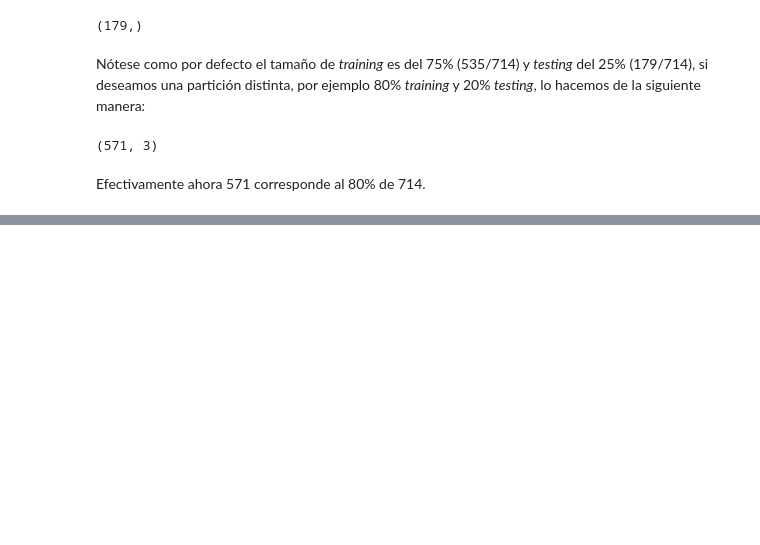
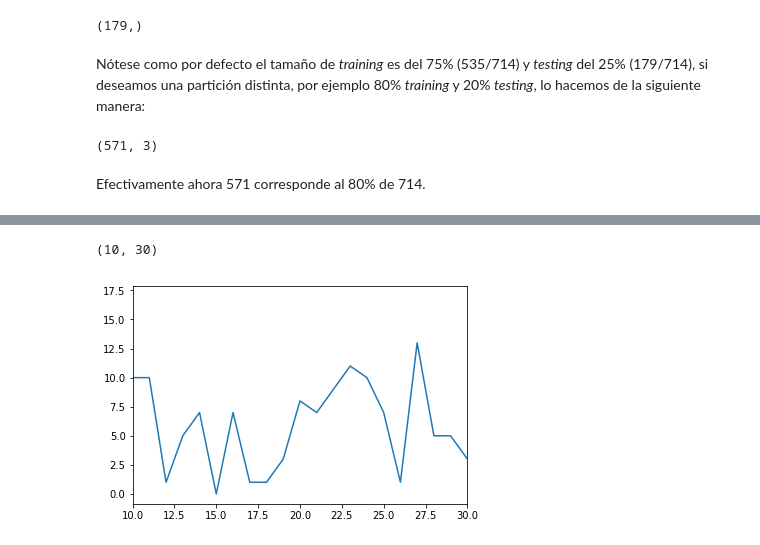
Before and after one commit to fmezacr/DataScienceTEC, a Jupyter notebook: Clase2/Clase2_Preprocesado.ipynb, the cells around one changed output, grey strips where cells are left out. Drawn from its saved outputs; the diff is of its cells as text; code cells hidden in the pictures; blank space fills up the shorter version.

```diff
--- a/Clase2/Clase2_Preprocesado.ipynb
+++ b/Clase2/Clase2_Preprocesado.ipynb
@@ -422,0 +443,6 @@ Efectivamente ahora 571 corresponde al 80% de 714.
+# %%
+dataset['Preg'].plot()
+plt.xlim(10,30)
+# %% [output]
+(10, 30)
+[figure, added]
```
Also changed, not shown: parts of 7 cells of this notebook.
